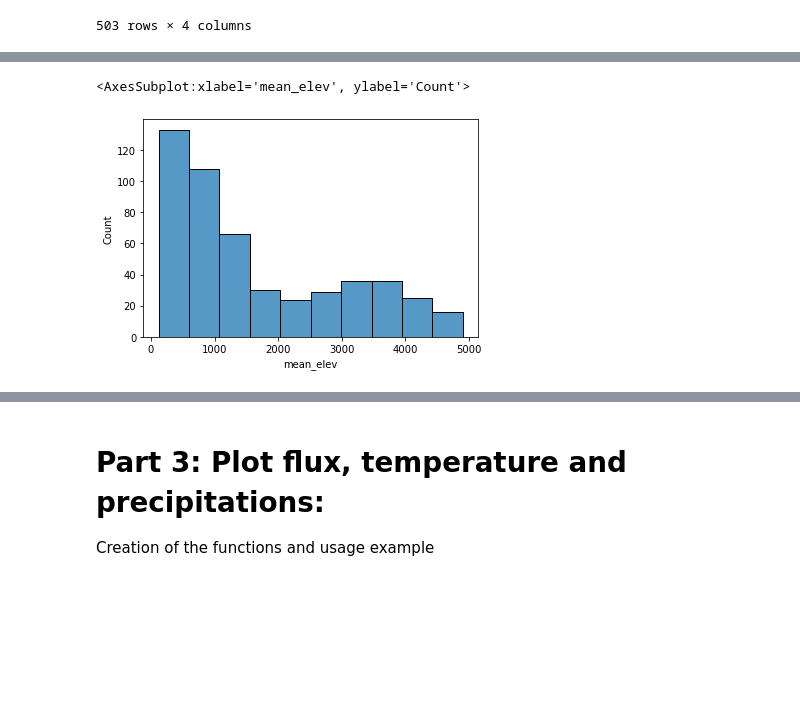
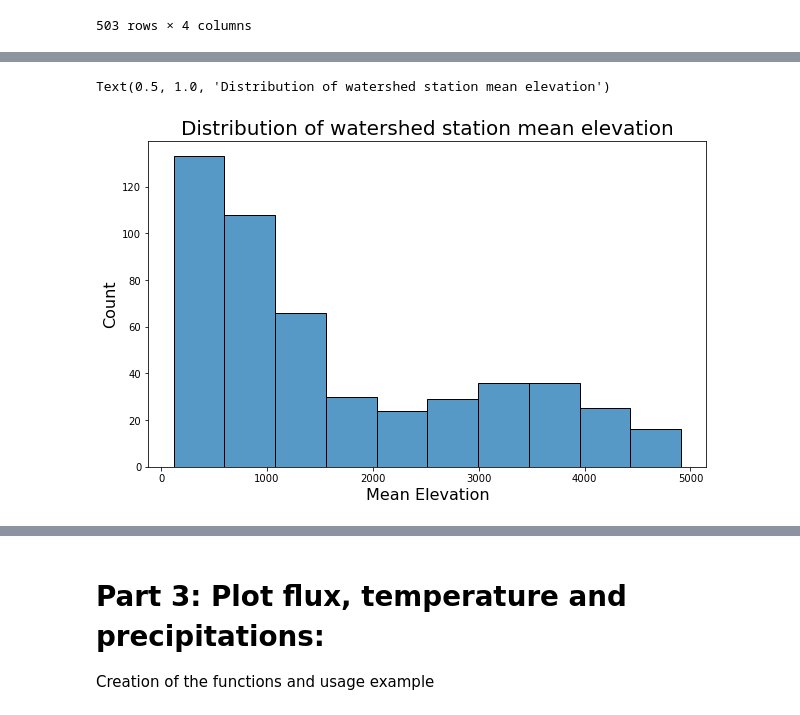
Before and after one commit to phabrahao/challenge_watershed, a Jupyter notebook: watershed_challenge_pedro_abrahao.ipynb, the cells around one changed output, grey strips where cells are left out. Drawn from its saved outputs; the diff is of its cells as text; code cells hidden in the pictures; blank space fills up the shorter version.

```diff
--- a/watershed_challenge_pedro_abrahao.ipynb
+++ b/watershed_challenge_pedro_abrahao.ipynb
@@ -173,8 +199,12 @@ sns.scatterplot(data = df_geo, x='lon', y='lat', size = 'mean_elev')
 # %%
 #Checking on mean elevation
+ax, fig = plt.subplots(figsize=[10,6])
 sns.histplot(data = df_geo, x='mean_elev')
+plt.xlabel('Mean Elevation', fontsize=16);
+plt.ylabel('Count', fontsize=16);
+plt.title('Distribution of watershed station mean elevation', fontsize=20)
 # %% [output]
-<AxesSubplot:xlabel='mean_elev', ylabel='Count'>
+Text(0.5, 1.0, 'Distribution of watershed station mean elevation')
-[figure, old version]
+[figure, new version]
 # %%
 #Checking on area
```
Also changed, not shown: parts of 36 cells of this notebook.
